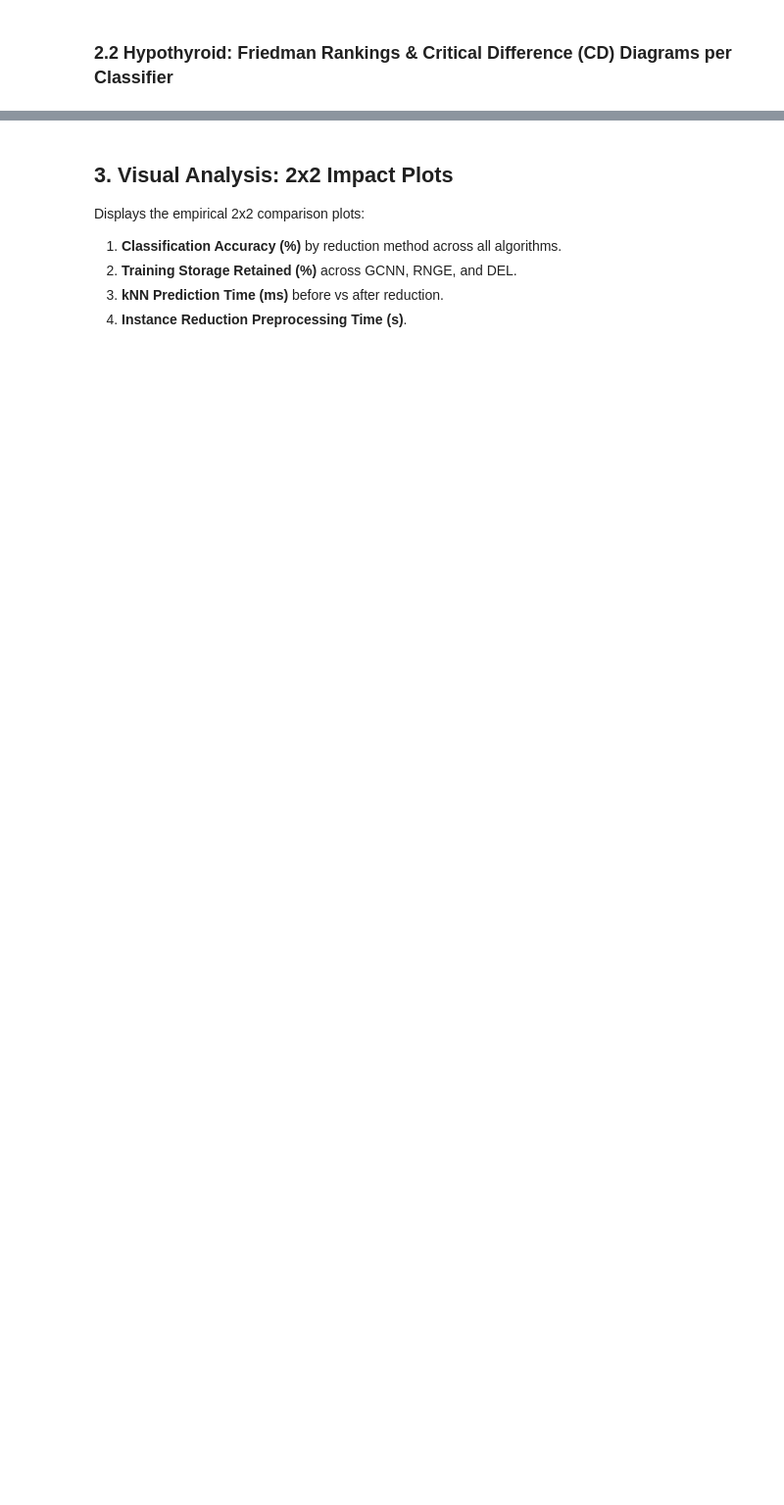
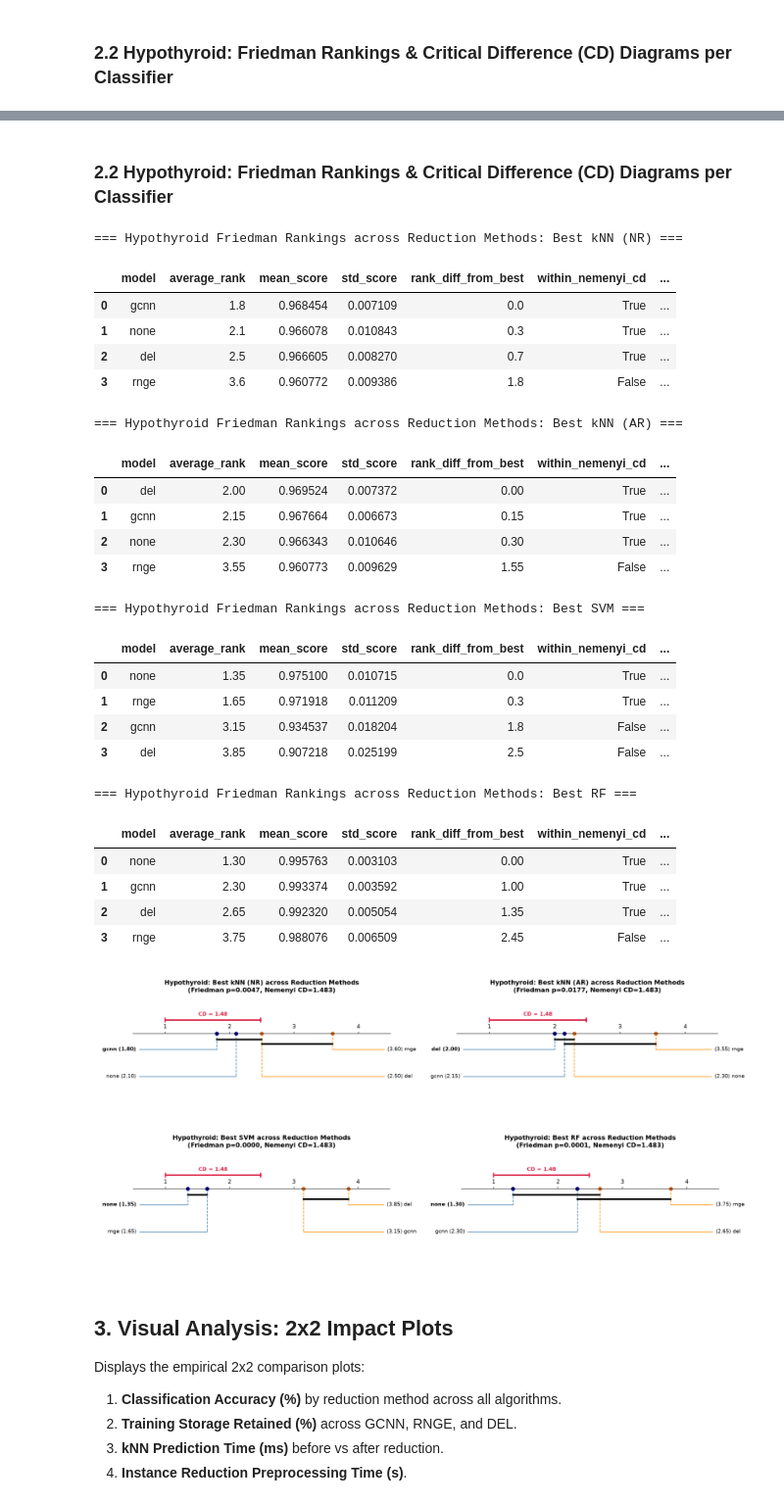
Before and after one commit to emrekoymen/IML-Lab-2026, a Jupyter notebook: Work2/analysis/05_reduction_analysis.ipynb, the cells around one changed output, grey strips where cells are left out. Shown at 98% size. Saved outputs shown, nothing was run; the diff lists cells and outputs as text; code cells hidden in the pictures; blank space fills up the shorter version.

```diff
--- a/Work2/analysis/05_reduction_analysis.ipynb
+++ b/Work2/analysis/05_reduction_analysis.ipynb
@@ -459,3 +612,54 @@ plt.show()
+# %% [markdown]
+### 2.2 Hypothyroid: Friedman Rankings & Critical Difference (CD) Diagrams per Classifier
+# %%
+for algo_key, algo_label in [
+    ('best_knn_nr', 'Best kNN (NR)'),
+    ('best_knn_ar', 'Best kNN (AR)'),
+    ('best_svm', 'Best SVM'),
+    ('best_rf', 'Best RF'),
+]:
+    df_fr_hypo = pd.read_csv(REDUCTION_DIR / f'hypothyroid_stats_{algo_key}_reduction.csv')
+    print(f'=== Hypothyroid Friedman Rankings across Reduction Methods: {algo_label} ===')
+    display(df_fr_hypo)
+
+fig, axes = plt.subplots(2, 2, figsize=(16, 8))
+for ax, (algo_key, algo_label) in zip(axes.flat, [
+    ('best_knn_nr', 'Best kNN (NR)'),
+    ('best_knn_ar', 'Best kNN (AR)'),
+    ('best_svm', 'Best SVM'),
+    ('best_rf', 'Best RF'),
+]):
+    img = plt.imread(REDUCTION_DIR / f'hypothyroid_cd_{algo_key}_reduction.png')
+    ax.imshow(img)
+    ax.axis('off')
+plt.tight_layout()
+plt.show()
+# %% [output]
+=== Hypothyroid Friedman Rankings across Reduction Methods: Best kNN (NR) ===
+|  | model | average_rank | mean_score | std_score | rank_diff_from_best | within_nemenyi_cd | ... |
+| 0 | gcnn | 1.8 | 0.968454 | 0.007109 | 0.0 | True | ... |
+| 1 | none | 2.1 | 0.966078 | 0.010843 | 0.3 | True | ... |
+| 2 | del | 2.5 | 0.966605 | 0.008270 | 0.7 | True | ... |
+| 3 | rnge | 3.6 | 0.960772 | 0.009386 | 1.8 | False | ... |
+=== Hypothyroid Friedman Rankings across Reduction Methods: Best kNN (AR) ===
+|  | model | average_rank | mean_score | std_score | rank_diff_from_best | within_nemenyi_cd | ... |
+| 0 | del | 2.00 | 0.969524 | 0.007372 | 0.00 | True | ... |
+| 1 | gcnn | 2.15 | 0.967664 | 0.006673 | 0.15 | True | ... |
+| 2 | none | 2.30 | 0.966343 | 0.010646 | 0.30 | True | ... |
+| 3 | rnge | 3.55 | 0.960773 | 0.009629 | 1.55 | False | ... |
+=== Hypothyroid Friedman Rankings across Reduction Methods: Best SVM ===
+|  | model | average_rank | mean_score | std_score | rank_diff_from_best | within_nemenyi_cd | ... |
+| 0 | none | 1.35 | 0.975100 | 0.010715 | 0.0 | True | ... |
+| 1 | rnge | 1.65 | 0.971918 | 0.011209 | 0.3 | True | ... |
+| 2 | gcnn | 3.15 | 0.934537 | 0.018204 | 1.8 | False | ... |
+| 3 | del | 3.85 | 0.907218 | 0.025199 | 2.5 | False | ... |
+=== Hypothyroid Friedman Rankings across Reduction Methods: Best RF ===
+|  | model | average_rank | mean_score | std_score | rank_diff_from_best | within_nemenyi_cd | ... |
+| 0 | none | 1.30 | 0.995763 | 0.003103 | 0.00 | True | ... |
+| 1 | gcnn | 2.30 | 0.993374 | 0.003592 | 1.00 | True | ... |
+| 2 | del | 2.65 | 0.992320 | 0.005054 | 1.35 | True | ... |
+| 3 | rnge | 3.75 | 0.988076 | 0.006509 | 2.45 | False | ... |
+[figure, added]
 # %% [markdown]
 ## 3. Visual Analysis: 2x2 Impact Plots
 Displays the empirical 2x2 comparison plots:
```
Also changed, not shown: parts of 13 cells of this notebook, 13 other files.
